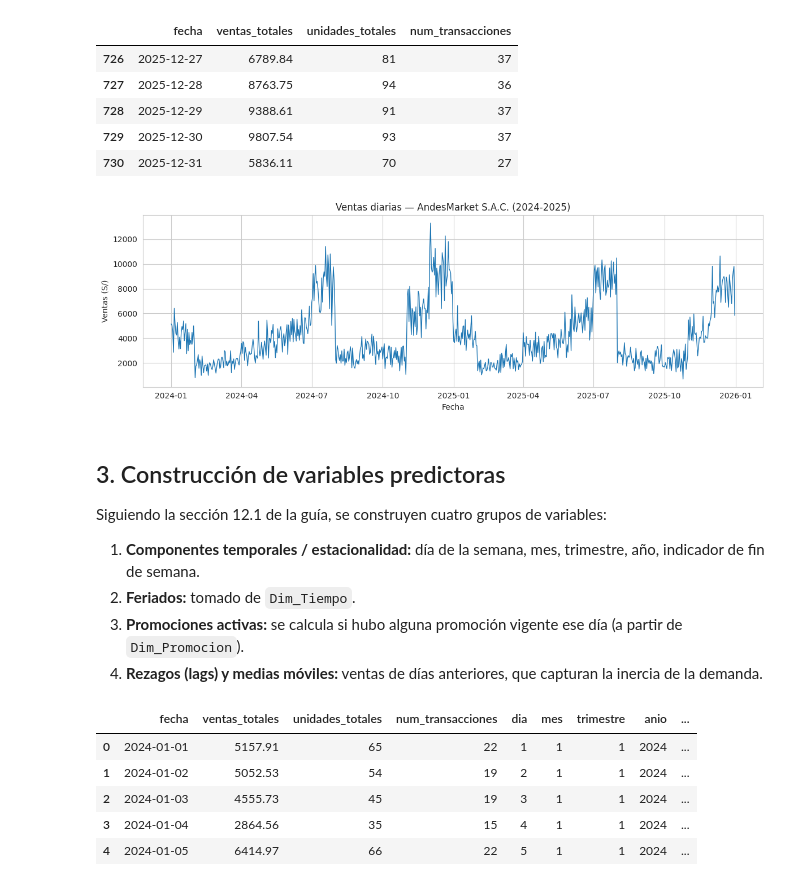
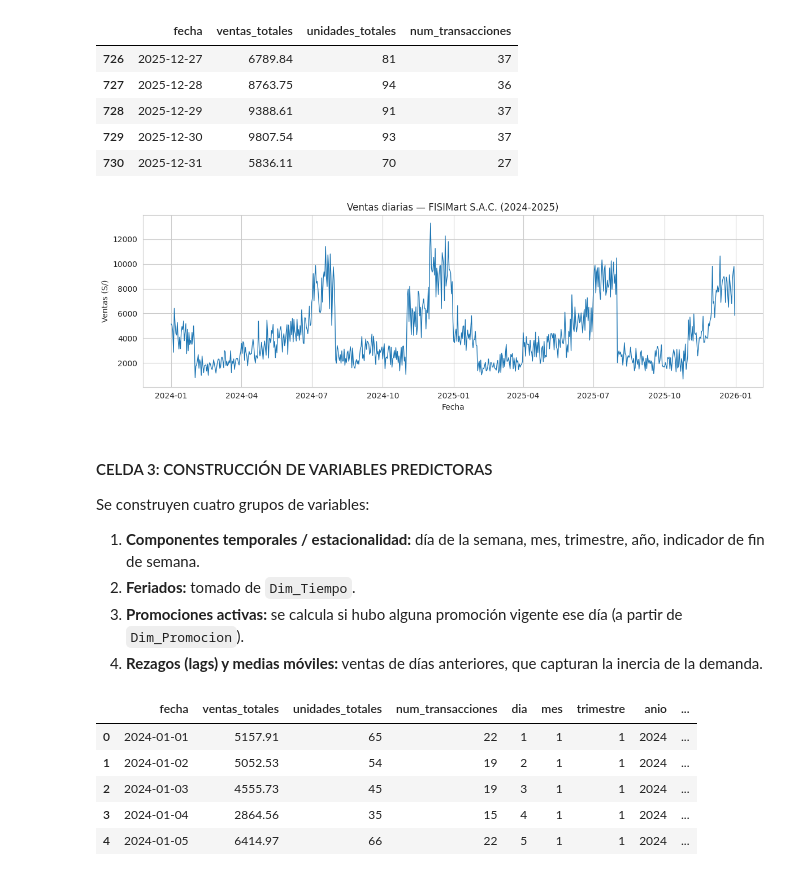
Before and after one commit to jose-lv/proyecto-bi-FISIMart, a Jupyter notebook: notebooks/06_regresion.ipynb, the cells around one changed output. Saved outputs shown, nothing was run; the diff lists cells and outputs as text; code cells hidden in the pictures.

```diff
--- a/notebooks/06_regresion.ipynb
+++ b/notebooks/06_regresion.ipynb
@@ -42,7 +27,7 @@ print("Librerías cargadas correctamente.")
 Librerías cargadas correctamente.
 # %%
 # Rutas de datos (tablas ya limpias, generadas en la Parte 1)
-RUTA_DATOS = "../data/processed/"
+RUTA_DATOS = "data/processed/"
 
 fact_ventas = pd.read_csv(RUTA_DATOS + "Fact_Ventas.csv", sep=";")
 dim_tiempo = pd.read_csv(RUTA_DATOS + "Dim_Tiempo.csv", sep=";")
@@ -147,17 +132,17 @@ Serie completa: (731, 4)
 # %%
 fig, ax = plt.subplots(figsize=(12, 4))
 ax.plot(ventas_diarias["fecha"], ventas_diarias["ventas_totales"], linewidth=1)
-ax.set_title("Ventas diarias — AndesMarket S.A.C. (2024-2025)")
+ax.set_title("Ventas diarias — FISIMart S.A.C. (2024-2025)")
 ax.set_xlabel("Fecha")
 ax.set_ylabel("Ventas (S/)")
 plt.tight_layout()
 plt.show()
 # %% [output]
-[figure, old version]
+[figure, new version]
 # %% [markdown]
-## 3. Construcción de variables predictoras
+#### CELDA 3: CONSTRUCCIÓN DE VARIABLES PREDICTORAS
 
-Siguiendo la sección 12.1 de la guía, se construyen cuatro grupos de variables:
+Se construyen cuatro grupos de variables:
 
 1. **Componentes temporales / estacionalidad:** día de la semana, mes, trimestre, año, indicador de fin de semana.
 2. **Feriados:** tomado de `Dim_Tiempo`.
```
Also changed, not shown: parts of 12 cells of this notebook.
